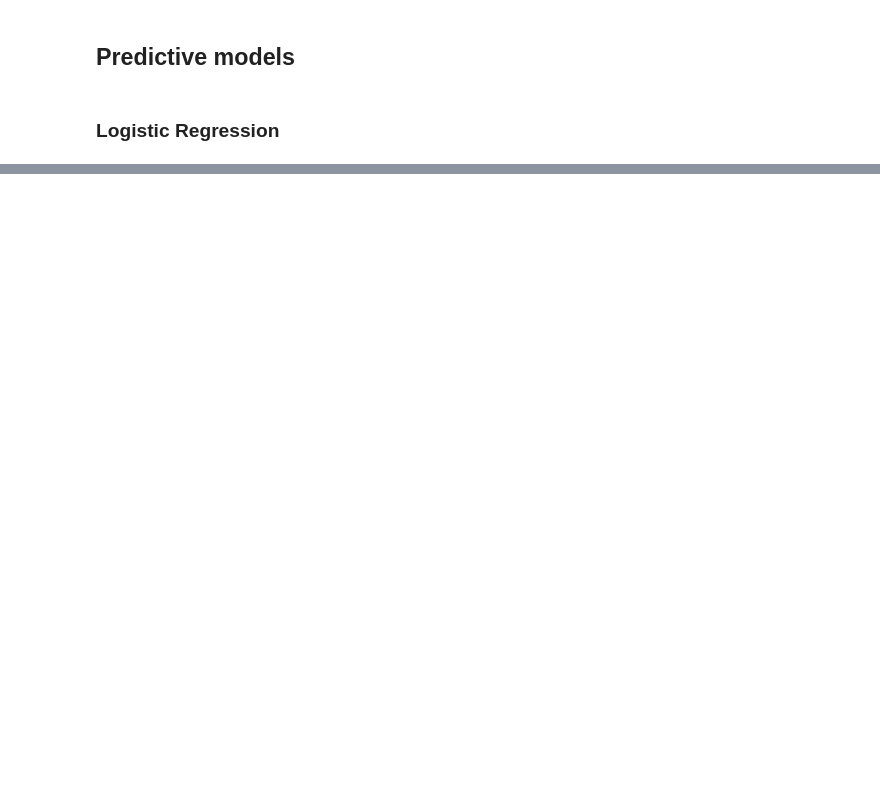
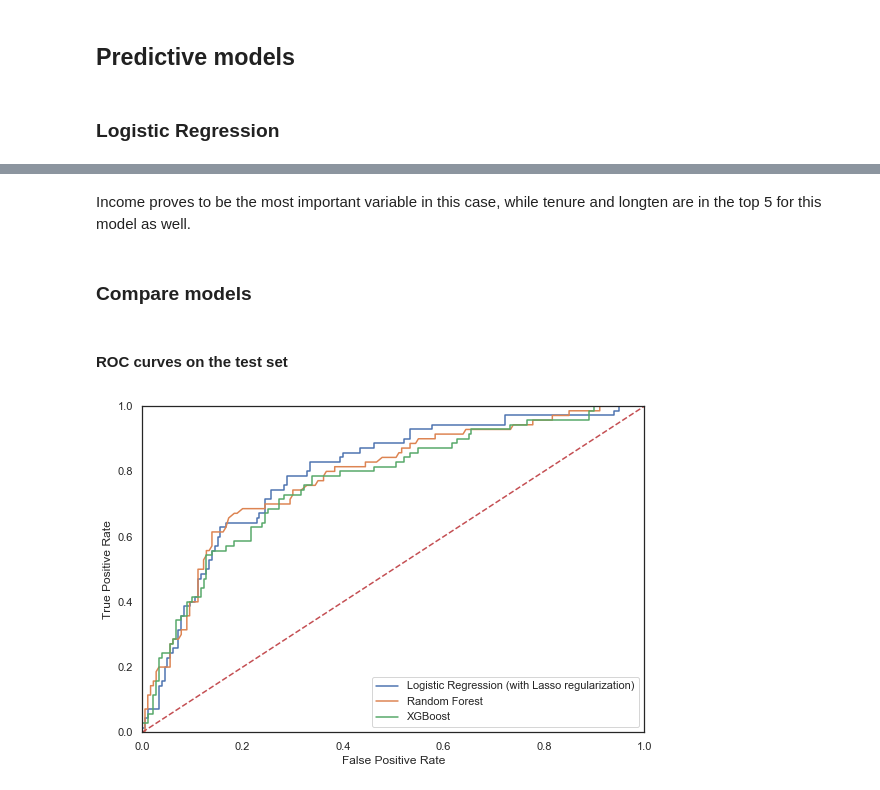
Before and after one commit to hollosy/telco_churn, a Jupyter notebook: Churn prediction.ipynb, the cells around one changed output, grey strips where cells are left out. Drawn from its saved outputs; the diff is of its cells as text; code cells hidden in the pictures; blank space fills up the shorter version.

```diff
--- a/Churn prediction.ipynb
+++ b/Churn prediction.ipynb
@@ -273,0 +417,32 @@ array([ 0.79739546,  0.80526177,  0.80943957,  0.84831947])
+# %% [markdown]
+Income proves to be the most important variable in this case, while tenure and longten are in the top 5 for this model as well.
+# %% [markdown]
+### Compare models
+# %% [markdown]
+#### ROC curves on the test set
+# %%
+# AUC scores on the test set
+logit_test_auc = metrics.roc_auc_score(y_test, logreg.predict_proba(X_test)[:,1])
+fpr_logreg, tpr_logreg, thresholds_logreg = metrics.roc_curve(y_test, logreg.predict_proba(X_test)[:,1])
+
+rf_test_auc = metrics.roc_auc_score(y_test, rf_final.predict_proba(X_test)[:,1])
+fpr_rf, tpr_rf, thresholds_rf = metrics.roc_curve(y_test, rf_final.predict_proba(X_test)[:,1])
+
+xgb_test_auc = metrics.roc_auc_score(y_test, xgb_final.predict_proba(X_test)[:,1])
+fpr_xgb, tpr_xgb, thresholds_xgb = metrics.roc_curve(y_test, xgb_final.predict_proba(X_test)[:,1])
+
+# Plot the three ROC curves
+plt.figure(figsize=(9, 6))
+plt.plot(fpr_logreg, tpr_logreg, label = 'Logistic Regression (with Lasso regularization)')
+plt.plot(fpr_rf, tpr_rf, label = 'Random Forest')
+plt.plot(fpr_xgb, tpr_xgb, label = 'XGBoost')
+
+plt.legend(loc = 'lower right')
+plt.plot([0, 1], [0, 1],'r--')
+plt.xlim([0, 1])
+plt.ylim([0, 1])
+plt.ylabel('True Positive Rate')
+plt.xlabel('False Positive Rate')
+plt.show()
+# %% [output]
+[figure, added]
```
Also changed, not shown: parts of 52 cells of this notebook.
